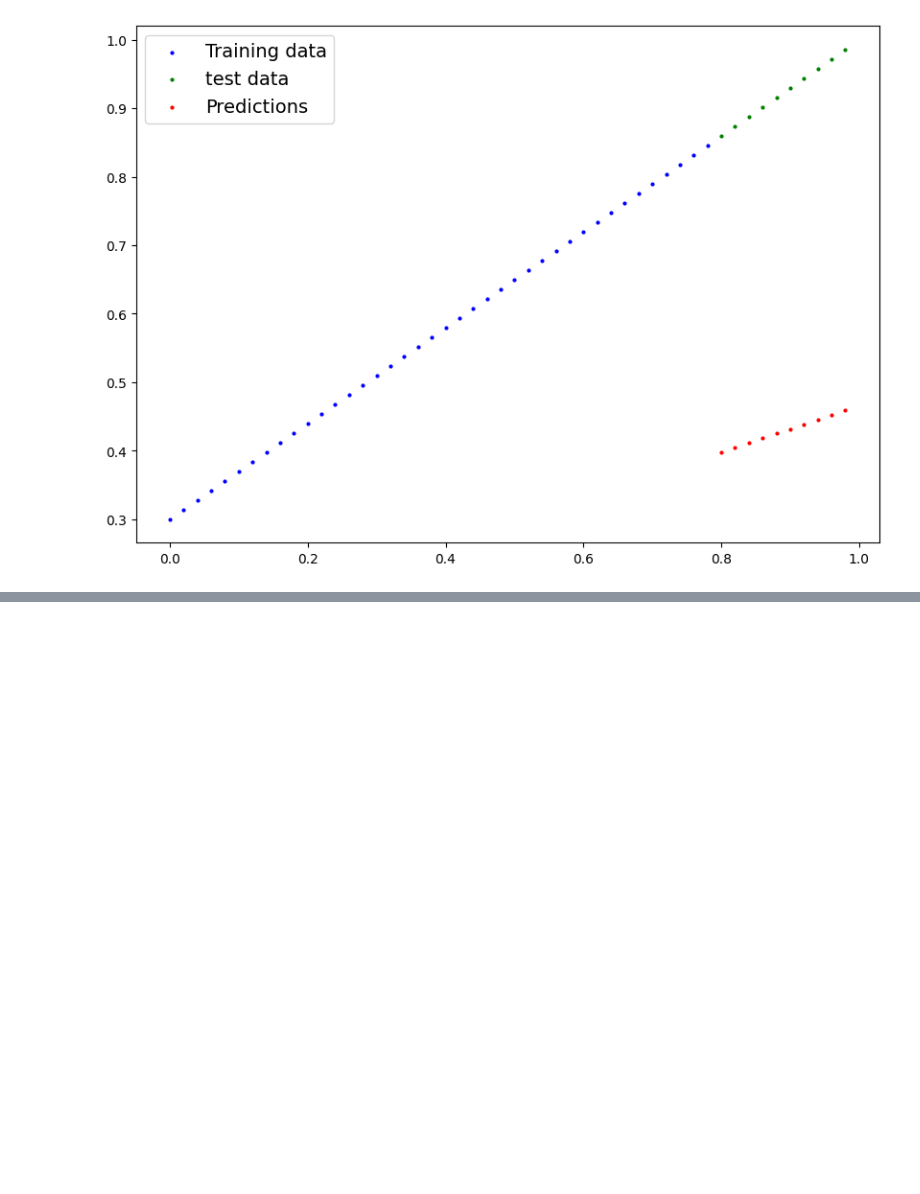
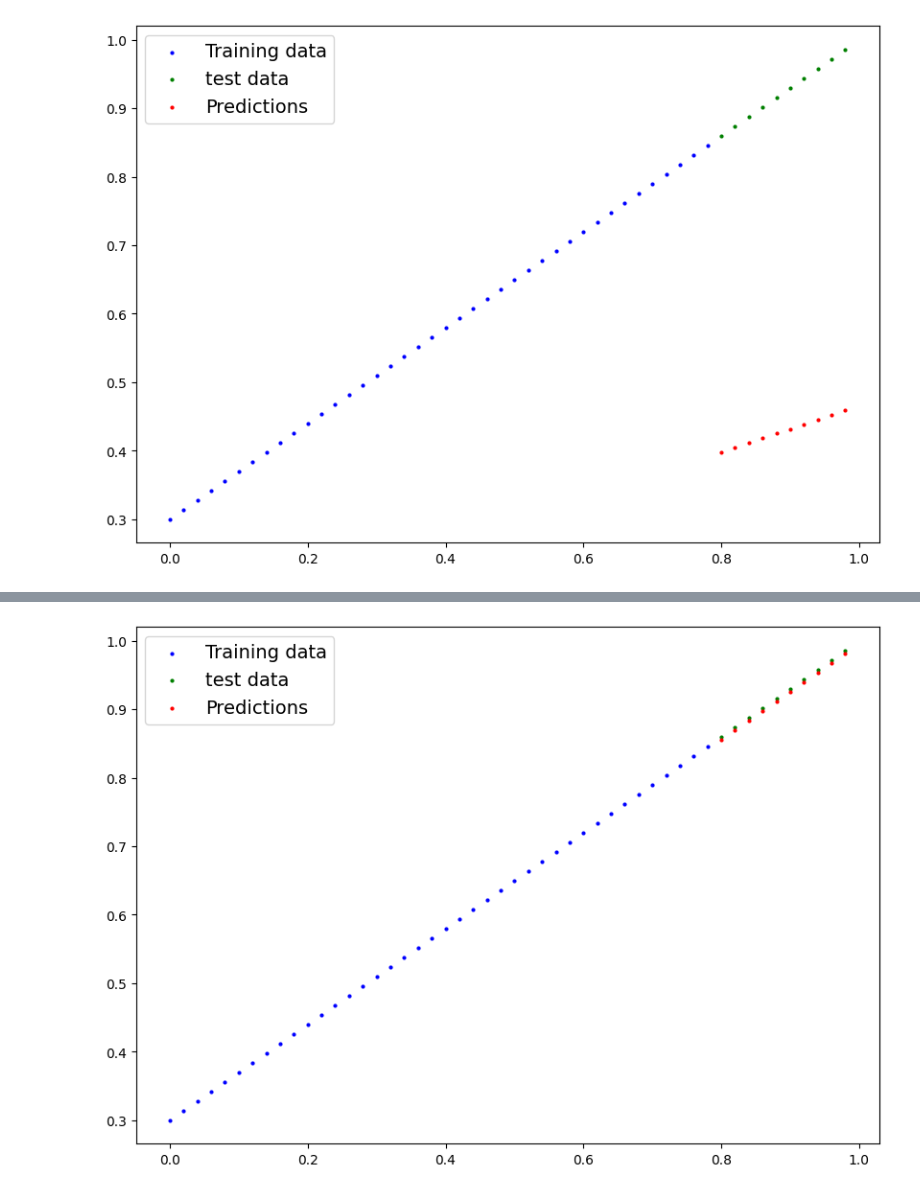
Before and after one commit to tarun-kavipurapu/pytorch_practice, a Jupyter notebook: pytorch_regression.ipynb, the cells around one changed output, grey strips where cells are left out. Saved outputs shown, nothing was run; the diff lists cells and outputs as text; code cells hidden in the pictures; blank space fills up the shorter version.

```diff
--- a/pytorch_regression.ipynb
+++ b/pytorch_regression.ipynb
@@ -102,3 +102,45 @@ y_pred
 plot_predictions(predictions = y_pred)
 # %% [output]
 [figure]
+# %%
+loss_fn = nn.L1Loss()  ##i am getting a mmuch better accuracy with MSE loss function
+
+optimizer = torch.optim.SGD(params = model_0.parameters(),lr = 0.01)
+test_pred=None
+# %%
+epochs = 1000
+
+for epoch in range(epochs):
+  #set to training mode
+  model_0.train()
+
+  #get predicted value this will  forword passs and get us the values oof y
+  y_pred = model_0(X_train)
+
+  #calculate loss
+  loss = loss_fn(y_pred,y_train)
+
+  #pytorch accumilates optimizers on default so we need to zero them out
+  optimizer.zero_grad()#why should we use this find out
+
+
+  # perform backpropagation
+  loss.backward()
+
+  #step the optimizer it is performing the gradiet descent by the optimizzer that we have set
+  optimizer.step()
+
+  model_0.eval()##turns off settings not needed for evaluation (learn more about dropout and batch norm layers)
+
+  with torch.inference_mode():
+    #first forward pass
+    test_pred = model_0(X_test)
+
+    #2. calculate loss
+
+    test_loss = loss_fn(test_pred,y_test)
+
+
+
+  if epoch % 100 == 0:
+    print(f"Epoch: {epoch} | Train loss: {loss} | Test loss: {test_loss}")
@@ -104,0 +158,4 @@ plot_predictions(predictions = y_pred)
+# %%
+plot_predictions(predictions  = test_pred)
+# %% [output]
+[figure, added]
```
Also changed, not shown: parts of 4 cells of this notebook.
